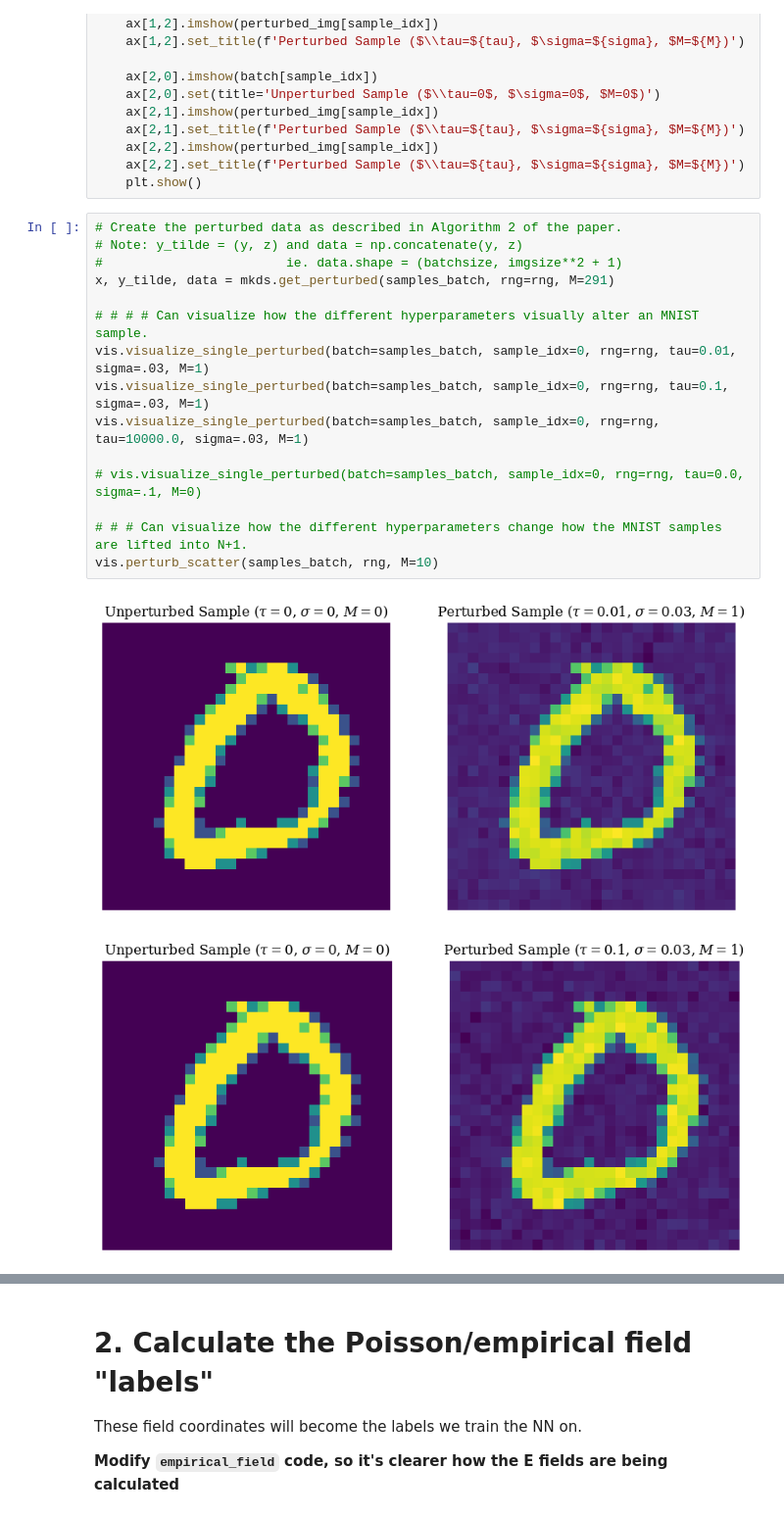
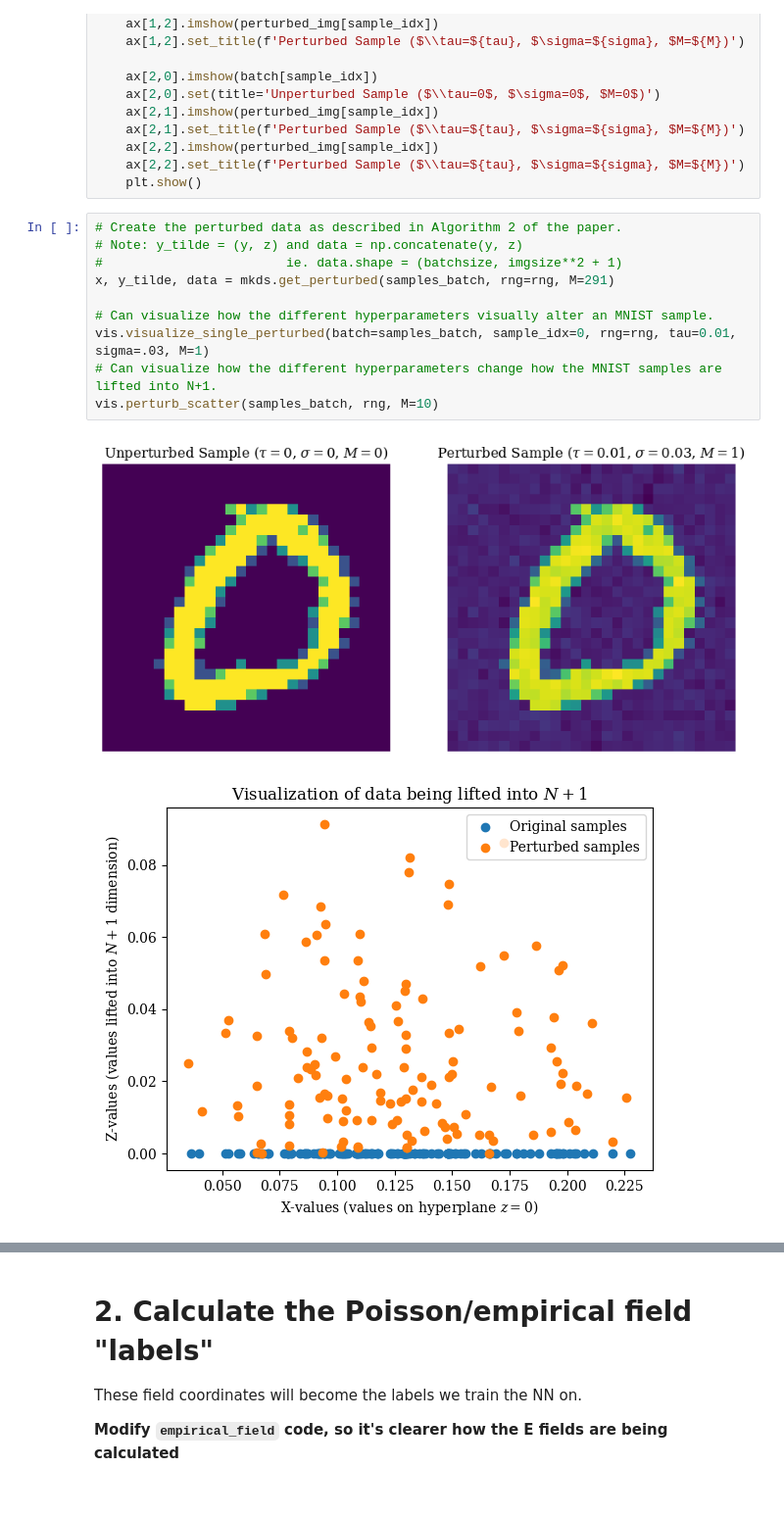
Before and after one commit to MatthewDowicz/PFGM_MNIST, a Jupyter notebook: script_testing.ipynb, the cells around one changed output, grey strips where cells are left out. Shown at 98% size. Cells and saved outputs as stored; diff of their text form.

Commit message:
Updated notebook to use the new visualization functions.

```diff
--- a/script_testing.ipynb
+++ b/script_testing.ipynb
@@ -156,18 +154,13 @@ def visualize_perturbation_progression(batch, sample_idx, rng, tau=0.01, sigma=0
 # %%
 # Create the perturbed data as described in Algorithm 2 of the paper.
 # Note: y_tilde = (y, z) and data = np.concatenate(y, z)
 #                        ie. data.shape = (batchsize, imgsize**2 + 1)
 x, y_tilde, data = mkds.get_perturbed(samples_batch, rng=rng, M=291)
 
-# # # # Can visualize how the different hyperparameters visually alter an MNIST sample.
+# Can visualize how the different hyperparameters visually alter an MNIST sample.
 vis.visualize_single_perturbed(batch=samples_batch, sample_idx=0, rng=rng, tau=0.01, sigma=.03, M=1)
-vis.visualize_single_perturbed(batch=samples_batch, sample_idx=0, rng=rng, tau=0.1, sigma=.03, M=1)
-vis.visualize_single_perturbed(batch=samples_batch, sample_idx=0, rng=rng, tau=10000.0, sigma=.03, M=1)
-
-# vis.visualize_single_perturbed(batch=samples_batch, sample_idx=0, rng=rng, tau=0.0, sigma=.1, M=0)
-
-# # # Can visualize how the different hyperparameters change how the MNIST samples are lifted into N+1.
+# Can visualize how the different hyperparameters change how the MNIST samples are lifted into N+1.
 vis.perturb_scatter(samples_batch, rng, M=10)
 # %% [output]
 [figure]
-[figure, old version]
+[figure, new version]
```
Also changed, not shown: parts of 19 cells of this notebook.
